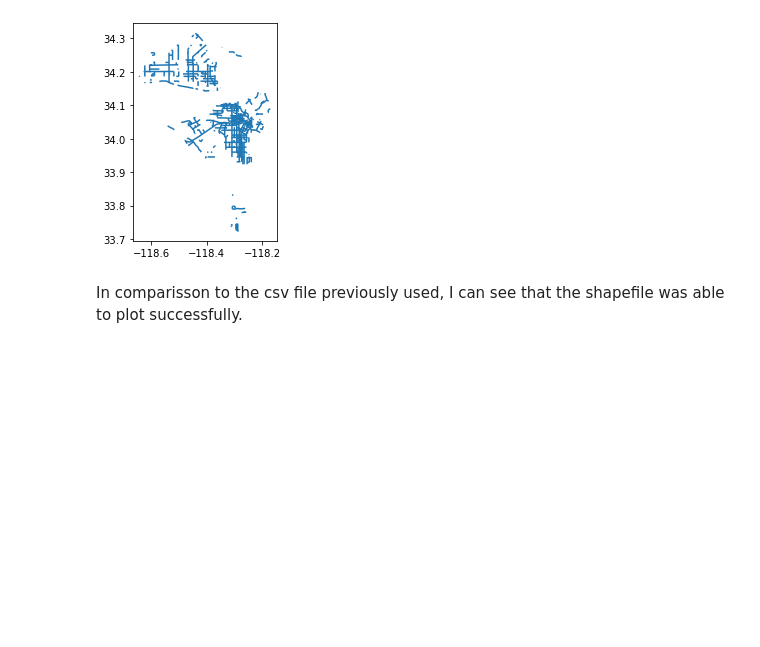
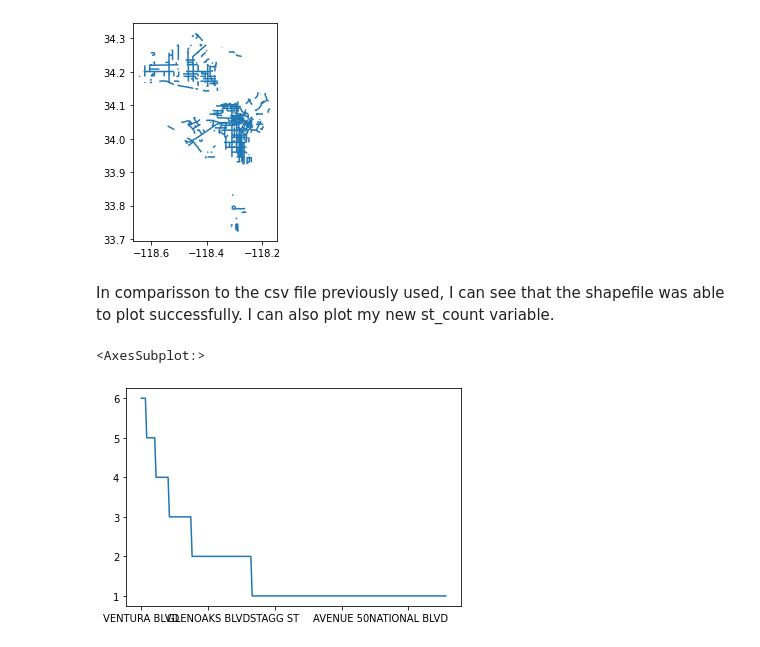
Before and after one commit to paotirado/up206-paola, a Jupyter notebook: Week 1/Week 1 assignement.ipynb, the cells around one changed output. Drawn from its saved outputs; the diff is of its cells as text; code cells hidden in the pictures; blank space fills up the shorter version.

```diff
--- a/Week 1/Week 1 assignement.ipynb
+++ b/Week 1/Week 1 assignement.ipynb
@@ -123,0 +158,3 @@ Now I can see there are integer and floats, meaning I'll be able to use more com
+# %%
+st_count = highinjurynetwork_['STNAME'].value_counts()
+st_count
@@ -129,4 +179,9 @@ highinjurynetwork_.plot()
 <AxesSubplot:>
 [figure]
 # %% [markdown]
-In comparisson to the csv file previously used, I can see that the shapefile was able to plot successfully.
+In comparisson to the csv file previously used, I can see that the shapefile was able to plot successfully. I can also plot my new st_count variable.
+# %%
+st_count.plot()
+# %% [output]
+<AxesSubplot:>
+[figure, added]
```
Also changed, not shown: parts of 13 cells of this notebook.
